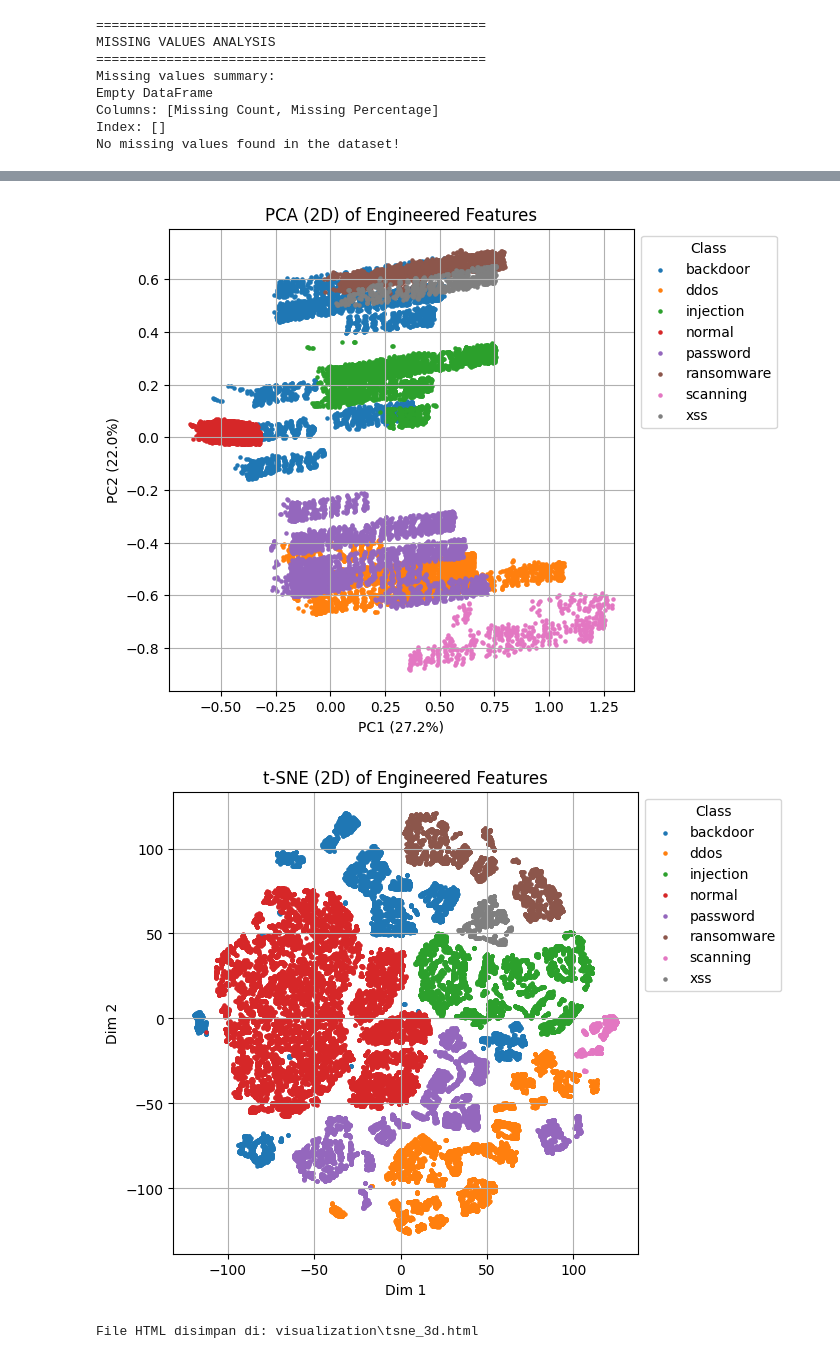
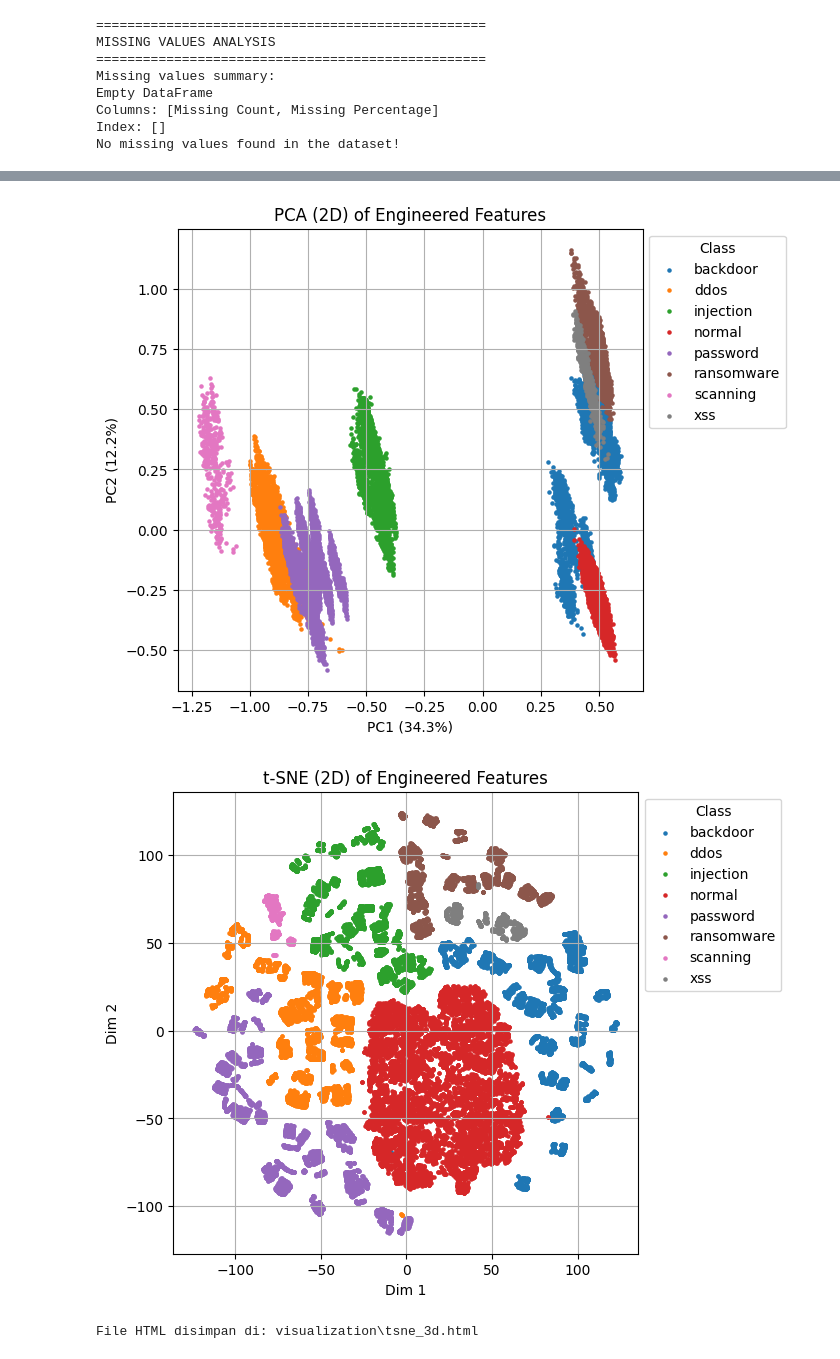
Before and after one commit to AzisilhamK463/TA-Azis_Ilham_K, a Jupyter notebook: Model Weather/Data Preprocessing/preprocessing_data.ipynb, the cells around one changed output, grey strips where cells are left out. Cells and saved outputs as stored; diff of their text form; code cells hidden in the pictures.

Commit message:
update data preprocessing semua sensor

```diff
--- a/Model Weather/Data Preprocessing/preprocessing_data.ipynb
+++ b/Model Weather/Data Preprocessing/preprocessing_data.ipynb
@@ -434,4 +603,6 @@ Target shape: (39260,)
 Target label encoder saved to artifacts/label_encoder_target.pkl
 # %%
-y_cat = to_categorical(y_encoded)
+y_train_cat = to_categorical(y_train_encoded)
+y_val_cat = to_categorical(y_val_encoded)
+y_test_cat = to_categorical(y_test_encoded)
 # %%
@@ -578,4 +775,6 @@ Best Fitness (Accuracy): 0.9926
 # %%
-selected_feature_names = [X_scaled.columns[i] for i in selected_features]
+feature_names = X_all.columns.tolist()
+
+selected_feature_names = [feature_names[i] for i in selected_features]
 print("Selected Feature Names:", selected_feature_names)
 # %% [output]
@@ -583,6 +782,6 @@ Selected Feature Names: ['pressure', 'humidity', 'hour', 'second', 'day_of_week'
 # %%
-X_selected = X_scaled.iloc[:, selected_features]
-print(X_selected.shape)
-print(X_selected.info())
-print(X_selected.head())
+X_train_selected = pd.DataFrame(X_train_scaled[:, selected_features], columns=[feature_names[i] for i in selected_features])
+print(X_train_selected.shape)
+print(X_train_selected.info())
+print(X_train_selected.head())
 # %% [output]
@@ -606,3 +849,7 @@ Data columns (total 16 columns):
+# %%
+X_train_selected.drop(['is_temp_anomaly'], axis=1, inplace=True)
+X_val_selected.drop(['is_temp_anomaly'], axis=1, inplace=True)
+X_test_selected.drop(['is_temp_anomaly'], axis=1, inplace=True)
 # %%
 # ================================
 # CORRELATION ANALYSIS
@@ -632,36 +879,36 @@ CORRELATION ANALYSIS
 # %%
 pca = PCA(n_components=2, random_state=42)
-X_pca = pca.fit_transform(X_selected)
+X_pca = pca.fit_transform(X_train_selected)
 
 plt.figure(figsize=(6,6))
-for cls in np.unique(y):
-    idx = y == cls
+for cls in np.unique(y_train_best):
+    idx = y_train_best == cls
     plt.scatter(X_pca[idx,0], X_pca[idx,1], s=5, label=str(cls))
 plt.legend(title='Class', bbox_to_anchor=(1,1))
 plt.title('PCA (2D) of Engineered Features')
 plt.xlabel('PC1 (%.1f%%)' % (pca.explained_variance_ratio_[0]*100))
 plt.ylabel('PC2 (%.1f%%)' % (pca.explained_variance_ratio_[1]*100))
 plt.grid(True)
 plt.savefig(os.path.join(viz_dir, 'PCA_engineering_feature.png'), dpi=300, bbox_inches='tight')
 plt.show()
 
 # 4) t-SNE → 2 dimensi (lebih lambat)
 tsne = TSNE(n_components=2, perplexity=30, n_iter=1000, random_state=42)
-X_tsne = tsne.fit_transform(X_selected)  # pada seluruh dataset atau subset
+X_tsne = tsne.fit_transform(X_train_selected)  # pada seluruh dataset atau subset
 
 plt.figure(figsize=(6,6))
-for cls in np.unique(y):
-    idx = y == cls
+for cls in np.unique(y_train_best):
+    idx = y_train_best == cls
     plt.scatter(X_tsne[idx,0], X_tsne[idx,1], s=5, label=str(cls))
 plt.legend(title='Class', bbox_to_anchor=(1,1))
 plt.title('t-SNE (2D) of Engineered Features')
 plt.xlabel('Dim 1')
 plt.ylabel('Dim 2')
 plt.grid(True)
 plt.savefig(os.path.join(viz_dir, 'tSNE_2D_engineering_feature.png'), dpi=300, bbox_inches='tight')
 plt.show()
 # %% [output]
-[figure, old version]
+[figure, new version]
-[figure, old version]
+[figure, new version]
 # %%
 tsne_3d = TSNE(n_components=3, perplexity=30, n_iter=1000, random_state=42)
```
Also changed, not shown: parts of 20 cells of this notebook, 32 other files.
